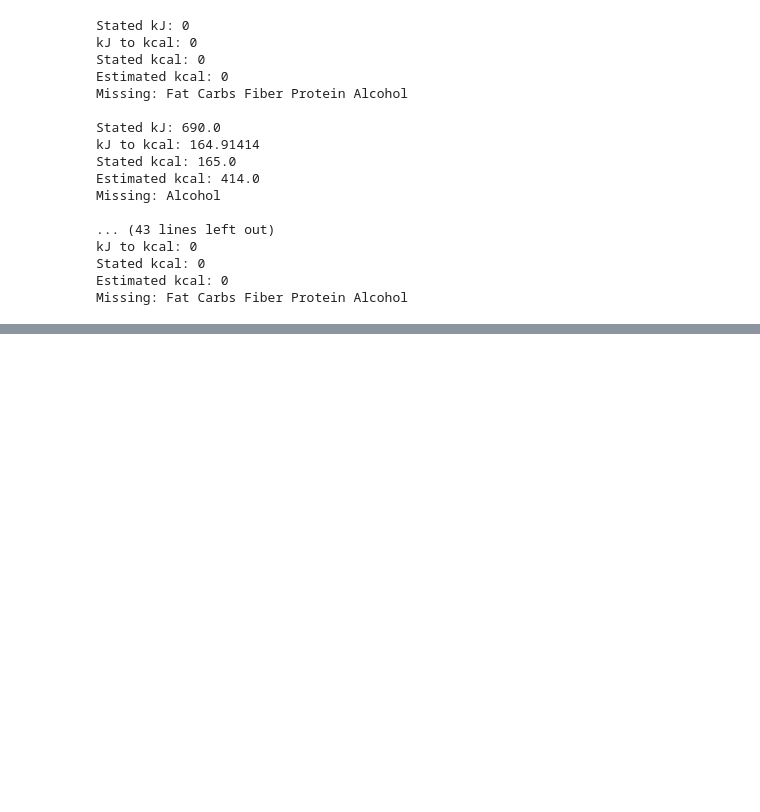
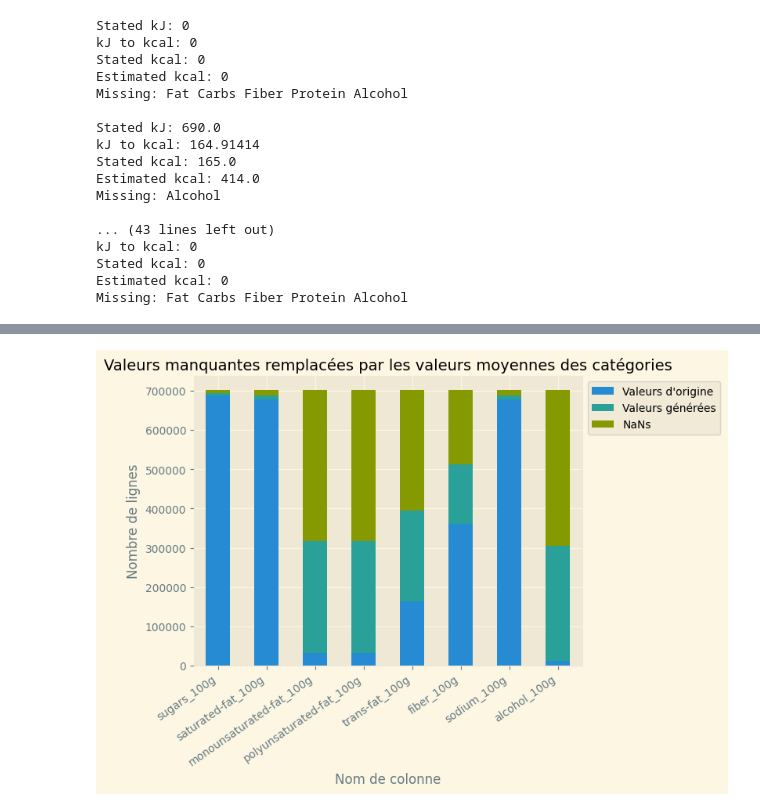
Before and after one commit to gabrielhermel/OC_DS_P3, a Jupyter notebook: Hermel_Gabriel_1_notebook_nettoyage_092022.ipynb, the cells around one changed output, grey strips where cells are left out. Saved outputs shown, nothing was run; the diff lists cells and outputs as text; code cells hidden in the pictures; blank space fills up the shorter version.

```diff
--- a/Hermel_Gabriel_1_notebook_nettoyage_092022.ipynb
+++ b/Hermel_Gabriel_1_notebook_nettoyage_092022.ipynb
@@ -136,0 +330,5 @@ products_df.drop('glycemic-index_100g', axis=1, inplace=True)
+# %%
+products_df.drop(['pnns_groups_1', 'pnns_groups_2', 'food_groups_en',
+                  'starch_100g', 'omega-3-fat_100g', 'omega-6-fat_100g'
+                 ], axis=1, inplace=True)
+products_df.info()
@@ -136,0 +431,23 @@ products_df.drop('glycemic-index_100g', axis=1, inplace=True)
+# %%
+if not os.path.isfile('products_df5.ftr'):
+    def one_hot_categ(row, categ):
+        if row['primary_category'] == categ or row['secondary_category'] == categ or row['tertiary_category'] == categ:
+            row[categ] = True
+        return row
+
+    def apply_ohc(categs, working_df):
+        for categ in categs:
+            working_df = working_df.apply(one_hot_categ, args=(categ,), axis=1)
+        return working_df
+
+    # does not work on single core single thread machines
+    workers = int(mp.cpu_count() * 0.75)
+    products_df_chunks = np.array_split(products_df, workers)
+    with mp.Pool(workers) as pool:
+        products_df = pd.concat(pool.map(partial(apply_ohc, selected_categs), products_df_chunks))
+    products_df.to_feather('products_df5.ftr')
+else:
+    products_df = pd.read_feather('products_df5.ftr')
+
+with pd.option_context('display.max_columns', None):
+    display(products_df)
@@ -136,0 +517,16 @@ products_df.drop('glycemic-index_100g', axis=1, inplace=True)
+# %%
+nutri_facts_df = pd.DataFrame({
+    'col': nutri_facts_to_fill,
+    "Valeurs d'origine": [nutri_facts_old_new[i][0] for i in nutri_facts_to_fill],
+    'Valeurs générées': [nutri_facts_old_new[i][1] - nutri_facts_old_new[i][0] for i in nutri_facts_to_fill],
+    'NaNs': [products_df.shape[0] - nutri_facts_old_new[i][1] for i in nutri_facts_to_fill]})
+plt.style.use('Solarize_Light2')
+nutri_facts_df.set_index('col').plot(kind='bar', stacked=True)
+plt.title("Valeurs manquantes remplacées par les valeurs moyennes des catégories", fontsize=14)
+plt.xlabel('Nom de colonne')
+plt.ylabel('Nombre de lignes')
+plt.legend(bbox_to_anchor=(1, 1))
+plt.xticks(horizontalalignment='right', rotation=35)
+plt.show()
+# %% [output]
+[figure, added]
```
Also changed, not shown: parts of 16 cells of this notebook.
